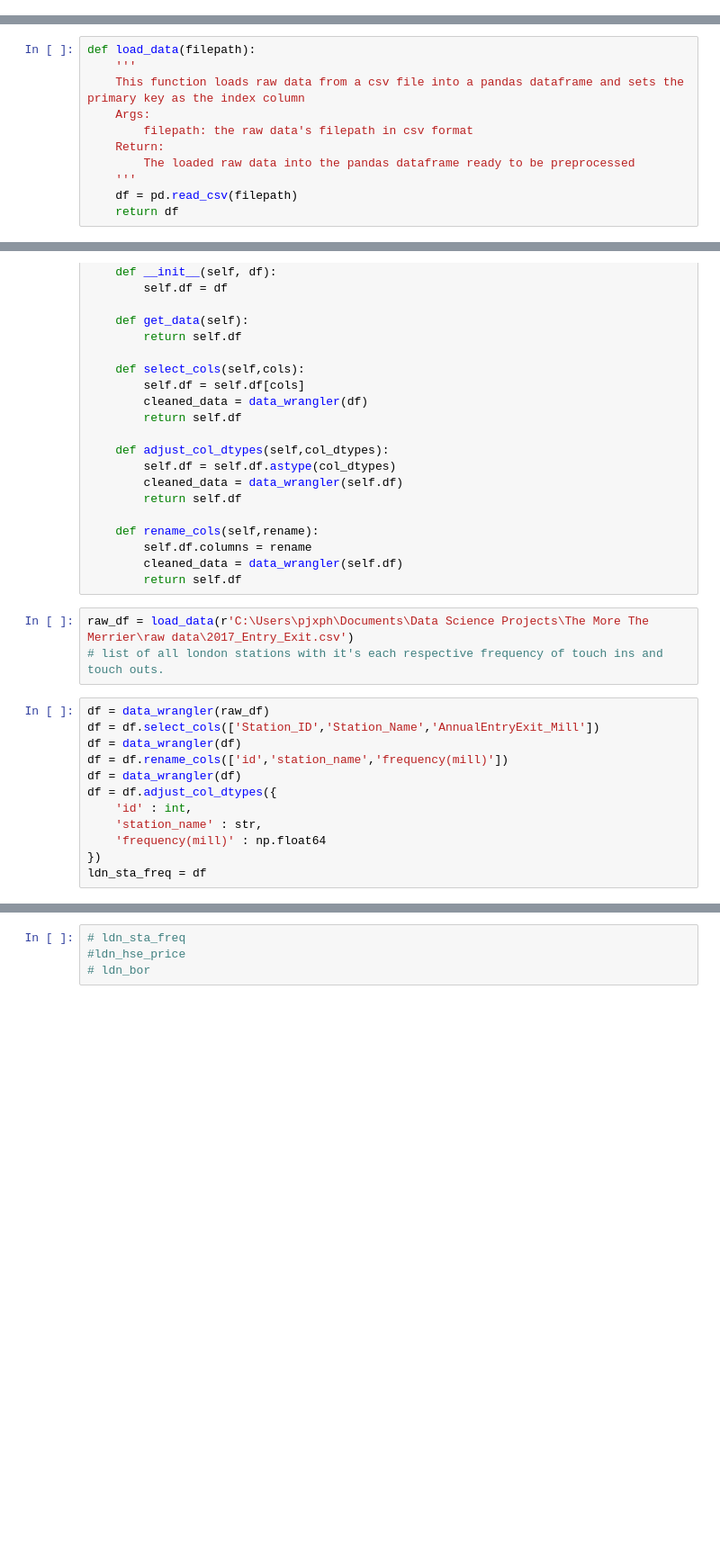
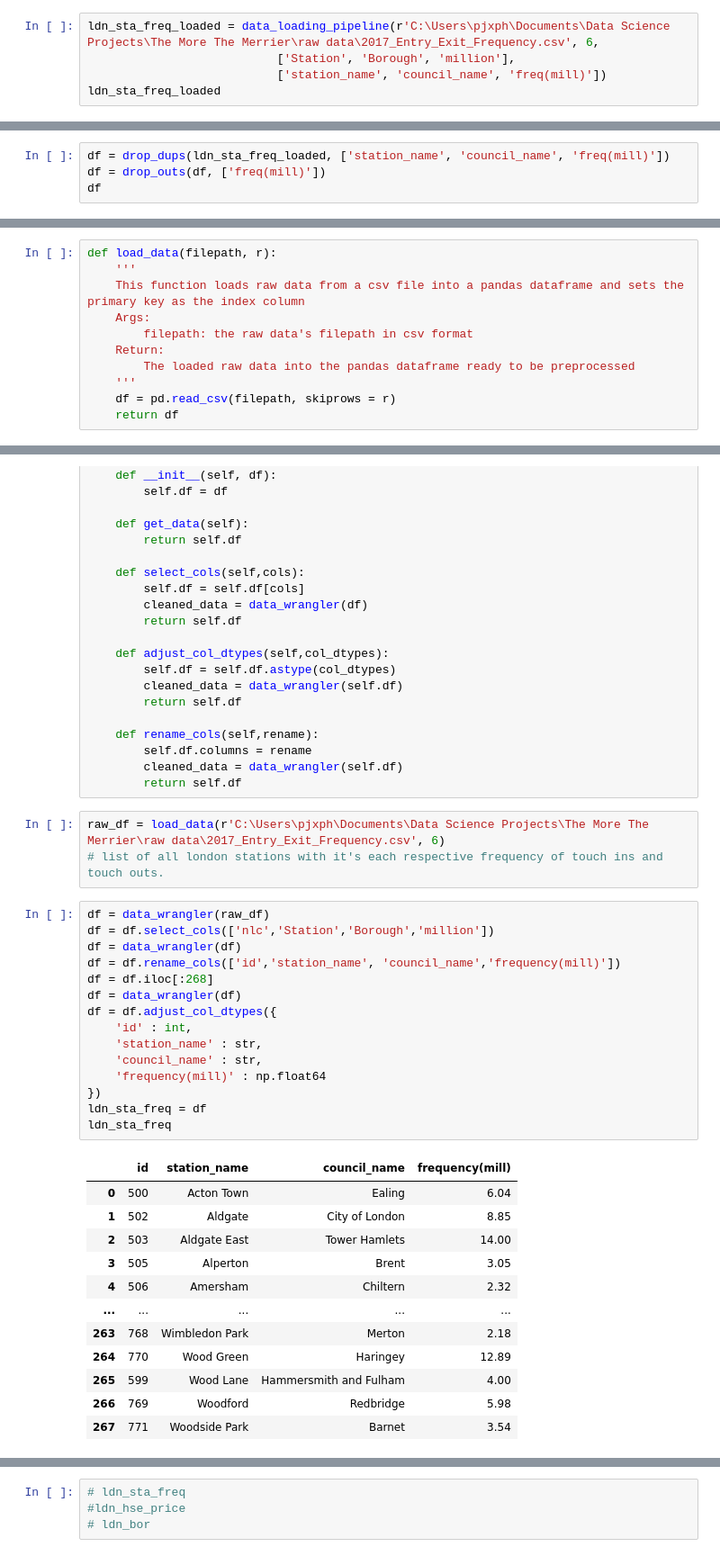
Before and after one commit to xu3n12/UK-Council-Data-Quality-Analysis, a Jupyter notebook: Data Cleaning.ipynb, the cells around one changed output, grey strips where cells are left out. Shown at 90% size. Drawn from its saved outputs; the diff is of its cells as text; blank space fills up the shorter version.

```diff
--- a/Data Cleaning.ipynb
+++ b/Data Cleaning.ipynb
@@ -14,0 +37,5 @@ import numpy as np
+# %%
+ldn_sta_freq_loaded = data_loading_pipeline(r'C:\Users\pjxph\Documents\Data Science Projects\The More The Merrier\raw data\2017_Entry_Exit_Frequency.csv', 6,
+                           ['Station', 'Borough', 'million'],
+                           ['station_name', 'council_name', 'freq(mill)'])
+ldn_sta_freq_loaded
@@ -14,0 +56,4 @@ import numpy as np
+# %%
+df = drop_dups(ldn_sta_freq_loaded, ['station_name', 'council_name', 'freq(mill)'])
+df = drop_outs(df, ['freq(mill)'])
+df
@@ -15,5 +125,5 @@ import numpy as np
 # %%
-def load_data(filepath):
+def load_data(filepath, r):
     '''
     This function loads raw data from a csv file into a pandas dataframe and sets the primary key as the index column
     Args:
@@ -21,7 +131,7 @@ def load_data(filepath):
     Return:
         The loaded raw data into the pandas dataframe ready to be preprocessed
     '''
-    df = pd.read_csv(filepath)
+    df = pd.read_csv(filepath, skiprows = r)
     return df
 # %% [markdown]
 ### Data Wrangling
@@ -53,17 +163,33 @@ class data_wrangler:
         cleaned_data = data_wrangler(self.df)
         return self.df
 # %%
-raw_df = load_data(r'C:\Users\pjxph\Documents\Data Science Projects\The More The Merrier\raw data\2017_Entry_Exit.csv')
+raw_df = load_data(r'C:\Users\pjxph\Documents\Data Science Projects\The More The Merrier\raw data\2017_Entry_Exit_Frequency.csv', 6)
 # list of all london stations with it's each respective frequency of touch ins and touch outs.
 # %%
 df = data_wrangler(raw_df)
-df = df.select_cols(['Station_ID','Station_Name','AnnualEntryExit_Mill'])
+df = df.select_cols(['nlc','Station','Borough','million'])
 df = data_wrangler(df)
-df = df.rename_cols(['id','station_name','frequency(mill)'])
+df = df.rename_cols(['id','station_name', 'council_name','frequency(mill)'])
+df = df.iloc[:268]
 df = data_wrangler(df)
 df = df.adjust_col_dtypes({
     'id' : int,
     'station_name' : str,
+    'council_name' : str,
     'frequency(mill)' : np.float64
 })
 ldn_sta_freq = df
+ldn_sta_freq
+# %% [output]
+|  | id | station_name | council_name | frequency(mill) |
+| 0 | 500 | Acton Town | Ealing | 6.04 |
+| 1 | 502 | Aldgate | City of London | 8.85 |
+| 2 | 503 | Aldgate East | Tower Hamlets | 14.00 |
+| 3 | 505 | Alperton | Brent | 3.05 |
+| 4 | 506 | Amersham | Chiltern | 2.32 |
+| ... | ... | ... | ... | ... |
+| 263 | 768 | Wimbledon Park | Merton | 2.18 |
+| 264 | 770 | Wood Green | Haringey | 12.89 |
+| 265 | 599 | Wood Lane | Hammersmith and Fulham | 4.00 |
+| 266 | 769 | Woodford | Redbridge | 5.98 |
+| 267 | 771 | Woodside Park | Barnet | 3.54 |
```
Also changed, not shown: parts of 24 cells of this notebook.
